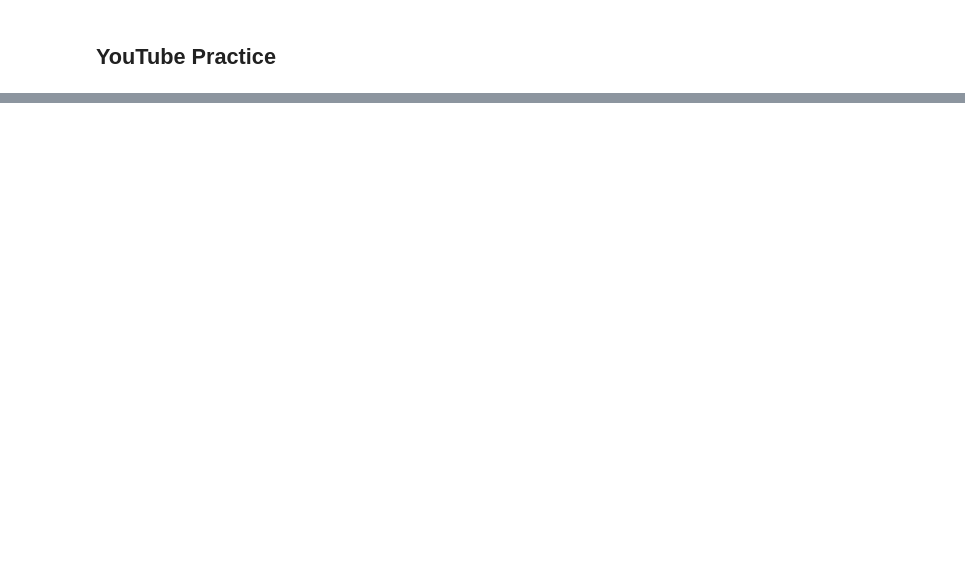
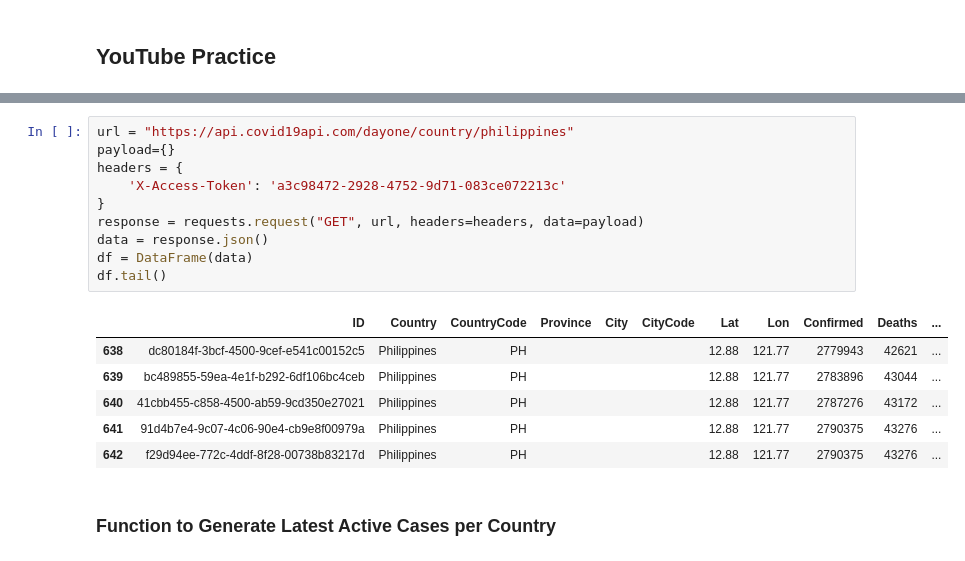
Before and after one commit to jerryendrina/535Practice, a Jupyter notebook: README.ipynb, the cells around one changed output, grey strips where cells are left out. Drawn from its saved outputs; the diff is of its cells as text; blank space fills up the shorter version.

```diff
--- a/README.ipynb
+++ b/README.ipynb
@@ -157,0 +59,19 @@ ax.set_xlabel('Sex');
+# %%
+url = "https://api.covid19api.com/dayone/country/philippines"
+payload={}
+headers = {
+    'X-Access-Token': 'a3c98472-2928-4752-9d71-083ce072213c'
+}
+response = requests.request("GET", url, headers=headers, data=payload)
+data = response.json()
+df = DataFrame(data)
+df.tail()
+# %% [output]
+|  | ID | Country | CountryCode | Province | City | CityCode | Lat | Lon | Confirmed | Deaths | ... |
+| 638 | dc80184f-3bcf-4500-9cef-e541c00152c5 | Philippines | PH |  |  |  | 12.88 | 121.77 | 2779943 | 42621 | ... |
+| 639 | bc489855-59ea-4e1f-b292-6df106bc4ceb | Philippines | PH |  |  |  | 12.88 | 121.77 | 2783896 | 43044 | ... |
+| 640 | 41cbb455-c858-4500-ab59-9cd350e27021 | Philippines | PH |  |  |  | 12.88 | 121.77 | 2787276 | 43172 | ... |
+| 641 | 91d4b7e4-9c07-4c06-90e4-cb9e8f00979a | Philippines | PH |  |  |  | 12.88 | 121.77 | 2790375 | 43276 | ... |
+| 642 | f29d94ee-772c-4ddf-8f28-00738b83217d | Philippines | PH |  |  |  | 12.88 | 121.77 | 2790375 | 43276 | ... |
+# %% [markdown]
+### Function to Generate Latest Active Cases per Country
```
Also changed, not shown: parts of 39 cells of this notebook, 6 other files.
